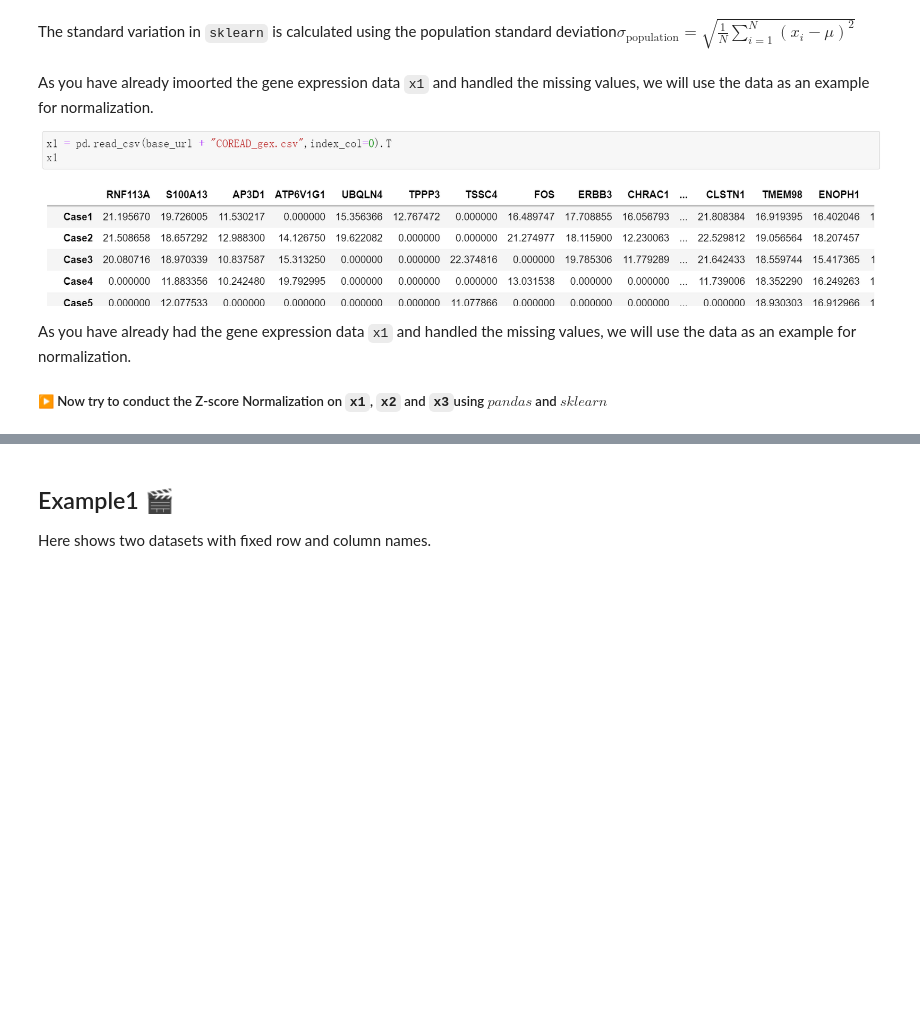
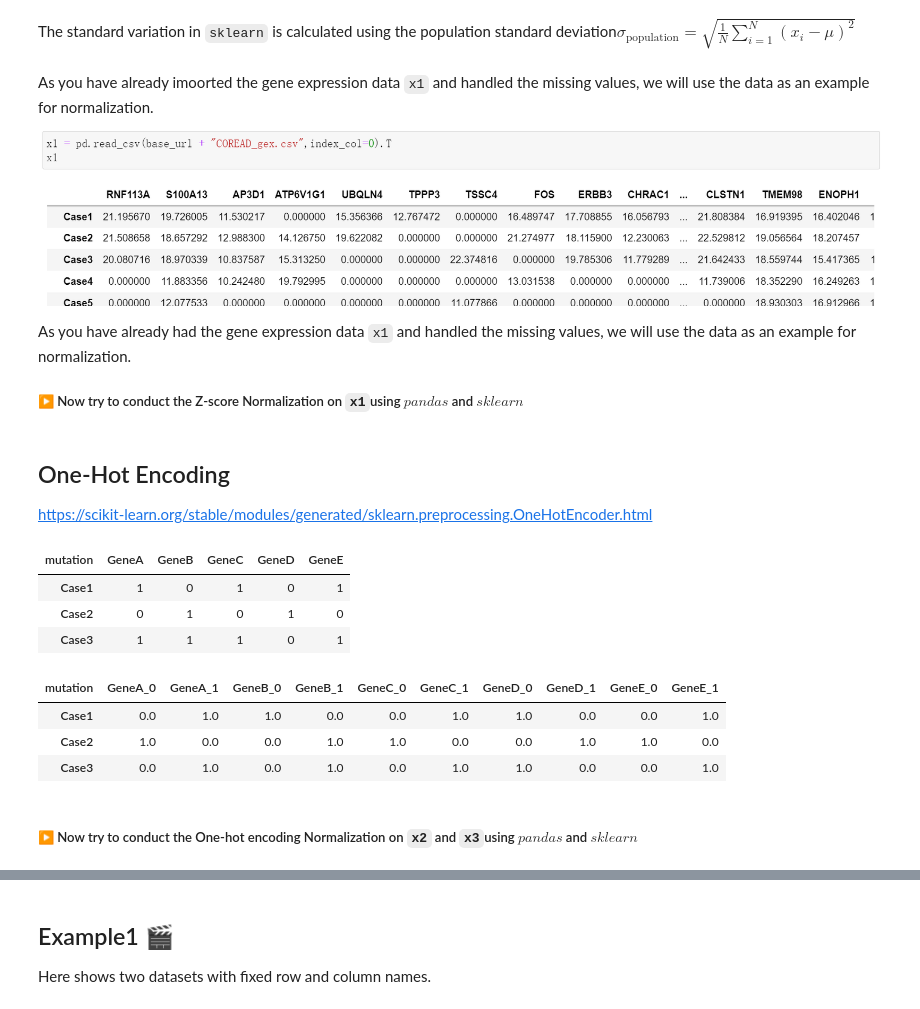
Before and after one commit to WanbingZeng/OMINEX, a Jupyter notebook: Chapeter 1 Data Loading and Preprocessing.ipynb, the cells around one changed output, grey strips where cells are left out. Cells and saved outputs as stored; diff of their text form; code cells hidden in the pictures; blank space fills up the shorter version.

```diff
--- a/Chapeter 1 Data Loading and Preprocessing.ipynb
+++ b/Chapeter 1 Data Loading and Preprocessing.ipynb
@@ -363,4 +369,4 @@ As you have already had the gene expression data `x1` and handled the missing va
 
 
 
-##### ▶️  Now try to conduct the Z-score Normalization on `x1`, `x2` and `x3`using $pandas$ and $sklearn$
+##### ▶️  Now try to conduct the Z-score Normalization on `x1`using $pandas$ and $sklearn$
@@ -367,2 +377,42 @@ As you have already had the gene expression data `x1` and handled the missing va
+# %% [markdown]
+## One-Hot Encoding
+https://scikit-learn.org/stable/modules/generated/sklearn.preprocessing.OneHotEncoder.html
+# %%
+import pandas as pd
+data= {
+    'GeneA': [1, 0, 1],
+    'GeneB': [0, 1, 1],
+    'GeneC': [1, 0, 1],
+    'GeneD': [0, 1, 0],
+    'GeneE': [1, 0, 1]
+}
+samples = ['Case1', 'Case2', 'Case3']
+
+df = pd.DataFrame(data, index=samples)
+df.columns.name = 'mutation'
+df
+# %% [output]
+| mutation | GeneA | GeneB | GeneC | GeneD | GeneE |
+| Case1 | 1 | 0 | 1 | 0 | 1 |
+| Case2 | 0 | 1 | 0 | 1 | 0 |
+| Case3 | 1 | 1 | 1 | 0 | 1 |
+# %%
+from sklearn.preprocessing import OneHotEncoder
+# One-Hot Encoding
+encoder = OneHotEncoder(sparse=False)
+encoded_data = encoder.fit_transform(df)
+
+# Creating a DataFrame for the one-hot encoded data
+encoded_df = pd.DataFrame(encoded_data, columns=encoder.get_feature_names_out(df.columns), index=df.index)
+encoded_df.columns.name = 'mutation'
+encoded_df
+# %% [output]
+| mutation | GeneA_0 | GeneA_1 | GeneB_0 | GeneB_1 | GeneC_0 | GeneC_1 | GeneD_0 | GeneD_1 | GeneE_0 | GeneE_1 |
+| Case1 | 0.0 | 1.0 | 1.0 | 0.0 | 0.0 | 1.0 | 1.0 | 0.0 | 0.0 | 1.0 |
+| Case2 | 1.0 | 0.0 | 0.0 | 1.0 | 1.0 | 0.0 | 0.0 | 1.0 | 1.0 | 0.0 |
+| Case3 | 0.0 | 1.0 | 0.0 | 1.0 | 0.0 | 1.0 | 1.0 | 0.0 | 0.0 | 1.0 |
+# %% [markdown]
+
+##### ▶️  Now try to conduct the One-hot encoding Normalization on `x2` and `x3`using $pandas$ and $sklearn$
 # %% [markdown]
 ## Feature normalization with frobenius norm 🦅
```
Also changed, not shown: parts of 23 cells of this notebook.
